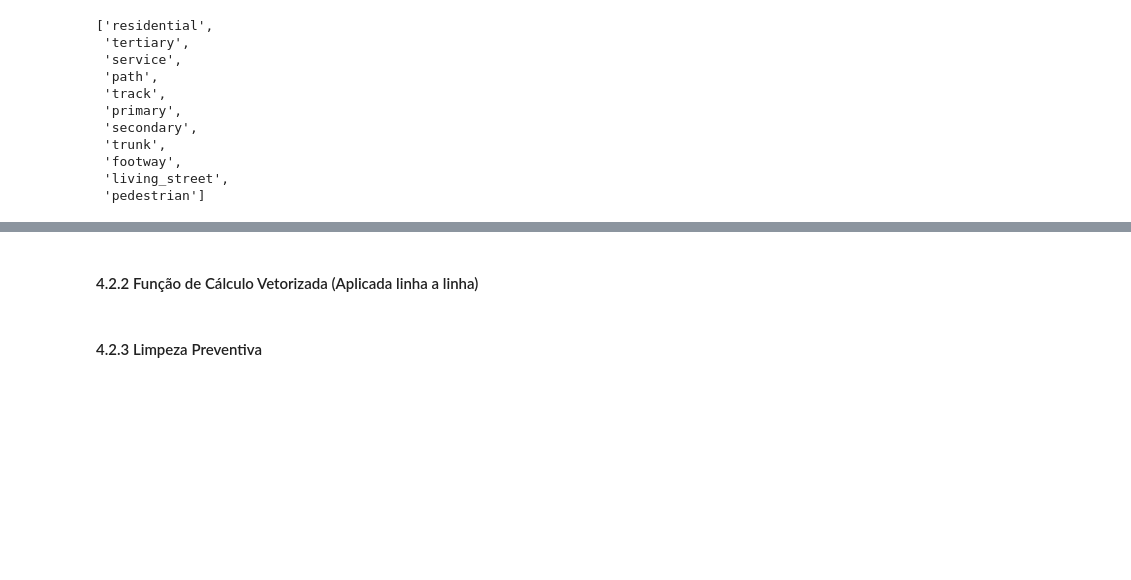
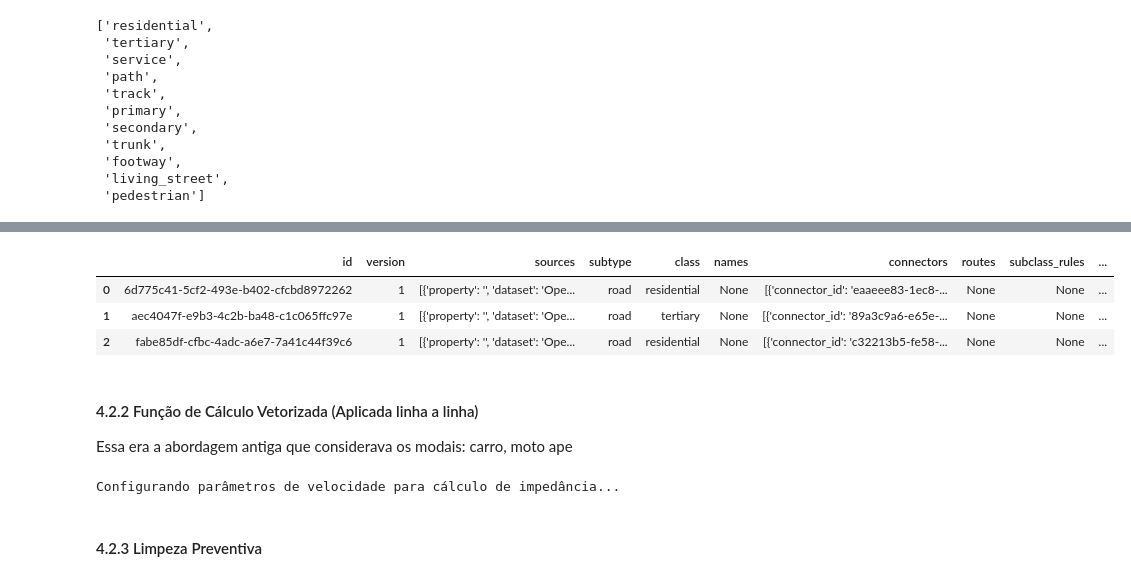
Before and after one commit to felipedantas-pi/mapeprof-accessibility-ubs, a Jupyter notebook: notebooks/03 - Calculando tempo de viagem.ipynb, the cells around one changed output, grey strips where cells are left out. Saved outputs shown, nothing was run; the diff lists cells and outputs as text; code cells hidden in the pictures; blank space fills up the shorter version.

```diff
--- a/notebooks/03 - Calculando tempo de viagem.ipynb
+++ b/notebooks/03 - Calculando tempo de viagem.ipynb
@@ -129,5 +188,34 @@ Configurando parâmetros de velocidade para cálculo de impedância...
+# %%
+roads_gdf.head(3)
+# %% [output]
+|  | id | version | sources | subtype | class | names | connectors | routes | subclass_rules | ... |
+| 0 | 6d775c41-5cf2-493e-b402-cfcbd8972262 | 1 | [{'property': '', 'dataset': 'Ope... | road | residential | None | [{'connector_id': 'eaaeee83-1ec8-... | None | None | ... |
+| 1 | aec4047f-e9b3-4c2b-ba48-c1c065ffc97e | 1 | [{'property': '', 'dataset': 'Ope... | road | tertiary | None | [{'connector_id': '89a3c9a6-e65e-... | None | None | ... |
+| 2 | fabe85df-cfbc-4adc-a6e7-7a41c44f39c6 | 1 | [{'property': '', 'dataset': 'Ope... | road | residential | None | [{'connector_id': 'c32213b5-fe58-... | None | None | ... |
 # %% [markdown]
 #### 4.2.2 Função de Cálculo Vetorizada (Aplicada linha a linha)
+
+Essa era a abordagem antiga que considerava os modais: carro, moto ape
+# %%
+print("Configurando parâmetros de velocidade para cálculo de impedância...")
+
+# Definição baseada na hierarquia viária e condições físicas esperadas.
+
+velocidades_kmh = {
+    # CLASSE           carroRO   MOTO    A PÉ
+    'trunk':          {'carro': 80, 'moto': 80, 'ape': 0},   # Vias expressas
+    'primary':        {'carro': 60, 'moto': 60, 'ape': 4},   # Via arterial
+    'secondary':      {'carro': 40, 'moto': 40, 'ape': 4},   # Via Coletora
+    'tertiary':       {'carro': 40, 'moto': 40, 'ape': 4},   # Via Coletora
+    'residential':    {'carro': 30, 'moto': 30, 'ape': 4},   # Via local
+    'living_street':  {'carro': 20, 'moto': 20, 'ape': 4},   # via local compartilhda com pesdestre de baixa velocidade
+    'service':        {'carro': 10, 'moto': 10, 'ape': 4},   # Excluído na filtragem
+    'track':          {'carro': 60, 'moto': 60, 'ape': 4},   # Terra
+    'footway':        {'carro': 0,  'moto': 0,  'ape': 4},   # calçadas
+    'pedestrian':     {'carro': 0,  'moto': 0,  'ape': 4},   # calçadas
+}
+# %% [output]
+Configurando parâmetros de velocidade para cálculo de impedância...
 # %%
 # 1. Inicializa o tqdm para o Pandas (Isso habilita o .progress_apply)
 tqdm.pandas(desc="Calculando Impedâncias")
```
Also changed, not shown: parts of 9 cells of this notebook, 5 other files.
